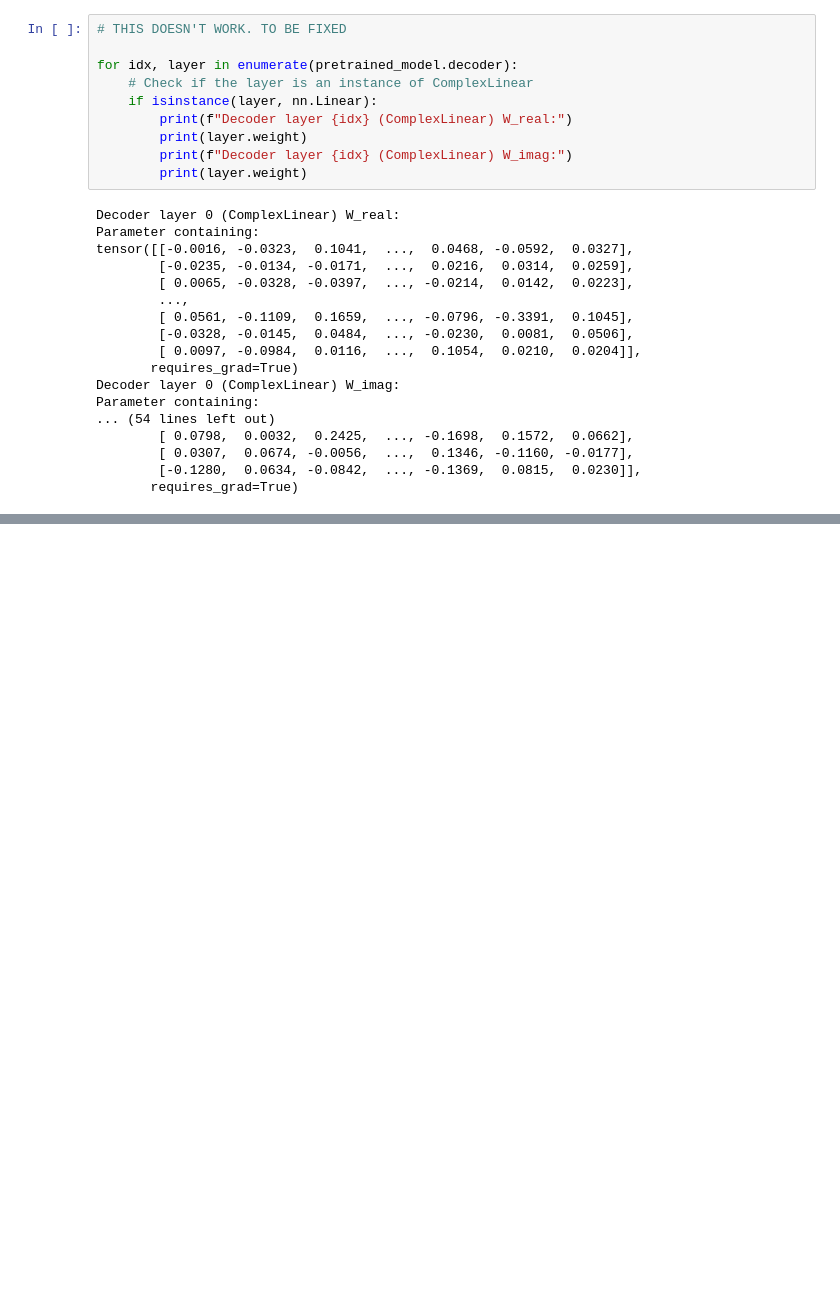
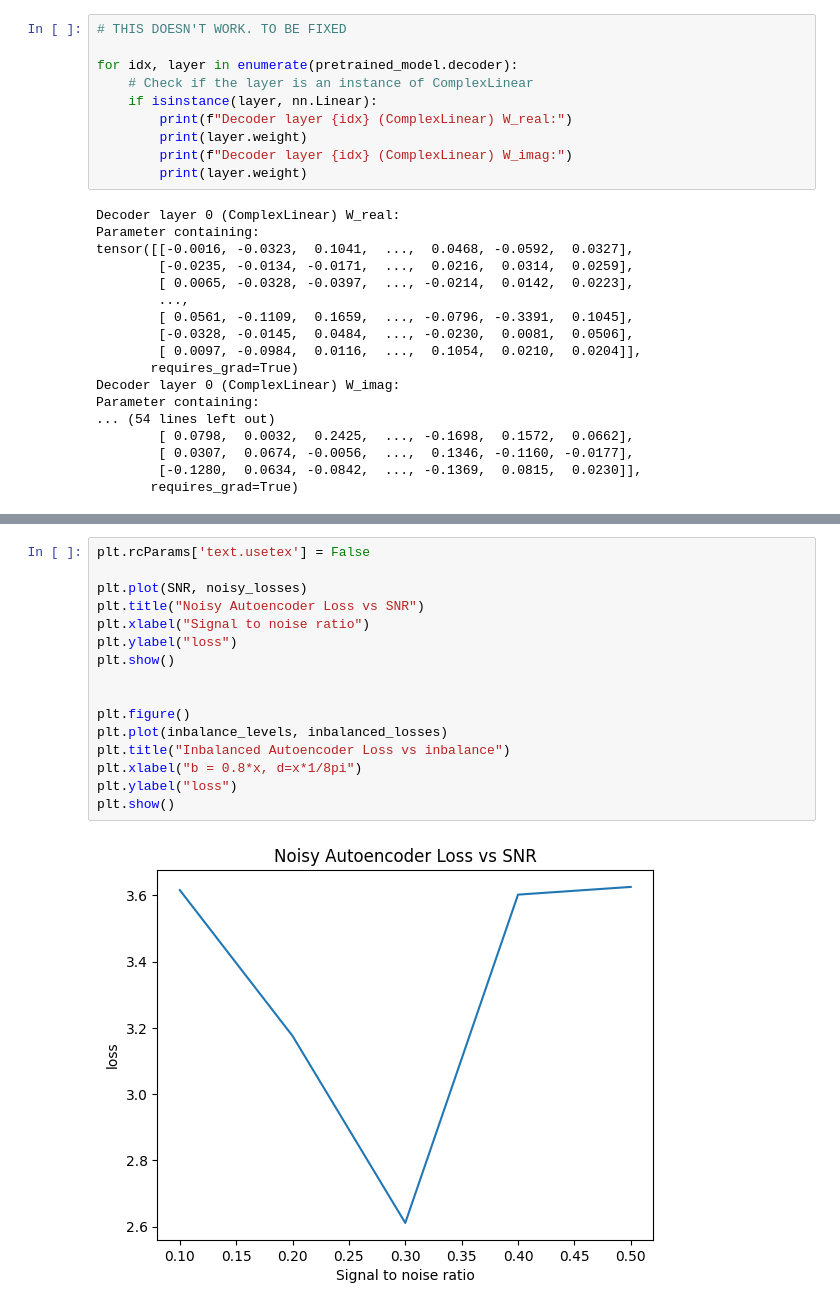
Before and after one commit to tomlijding/DL-based-CS-under-IQ-imbalance, a Jupyter notebook: main.ipynb, the cells around one changed output, grey strips where cells are left out. Saved outputs shown, nothing was run; the diff lists cells and outputs as text; blank space fills up the shorter version.

```diff
--- a/main.ipynb
+++ b/main.ipynb
@@ -617,0 +753,18 @@ Parameter containing:
+# %%
+plt.rcParams['text.usetex'] = False
+
+plt.plot(SNR, noisy_losses)
+plt.title("Noisy Autoencoder Loss vs SNR")
+plt.xlabel("Signal to noise ratio")
+plt.ylabel("loss")
+plt.show()
+
+
+plt.figure()
+plt.plot(inbalance_levels, inbalanced_losses)
+plt.title("Inbalanced Autoencoder Loss vs inbalance")
+plt.xlabel("b = 0.8*x, d=x*1/8pi")
+plt.ylabel("loss")
+plt.show()
+# %% [output]
+[figure, added]
```
Also changed, not shown: parts of 10 cells of this notebook.
